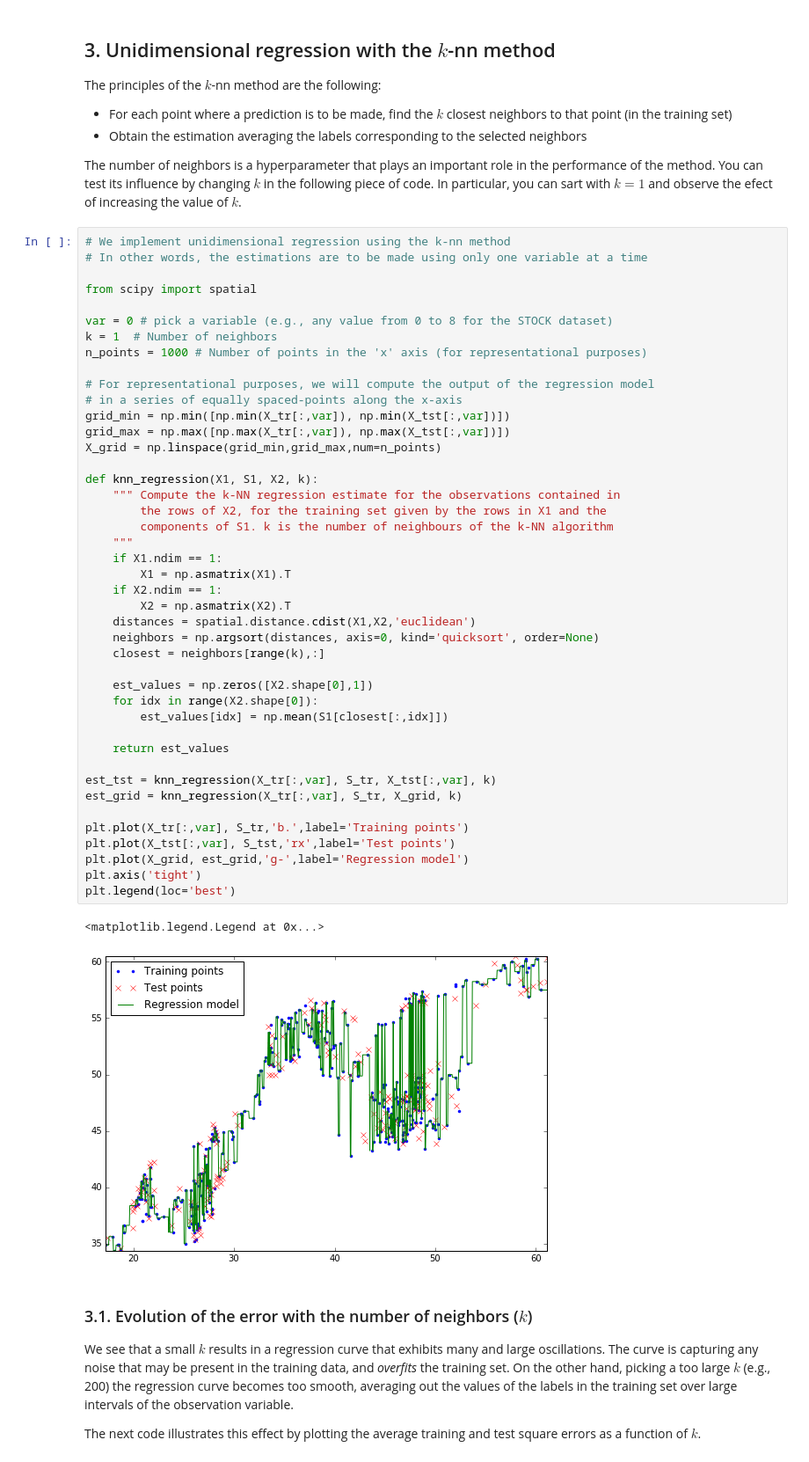
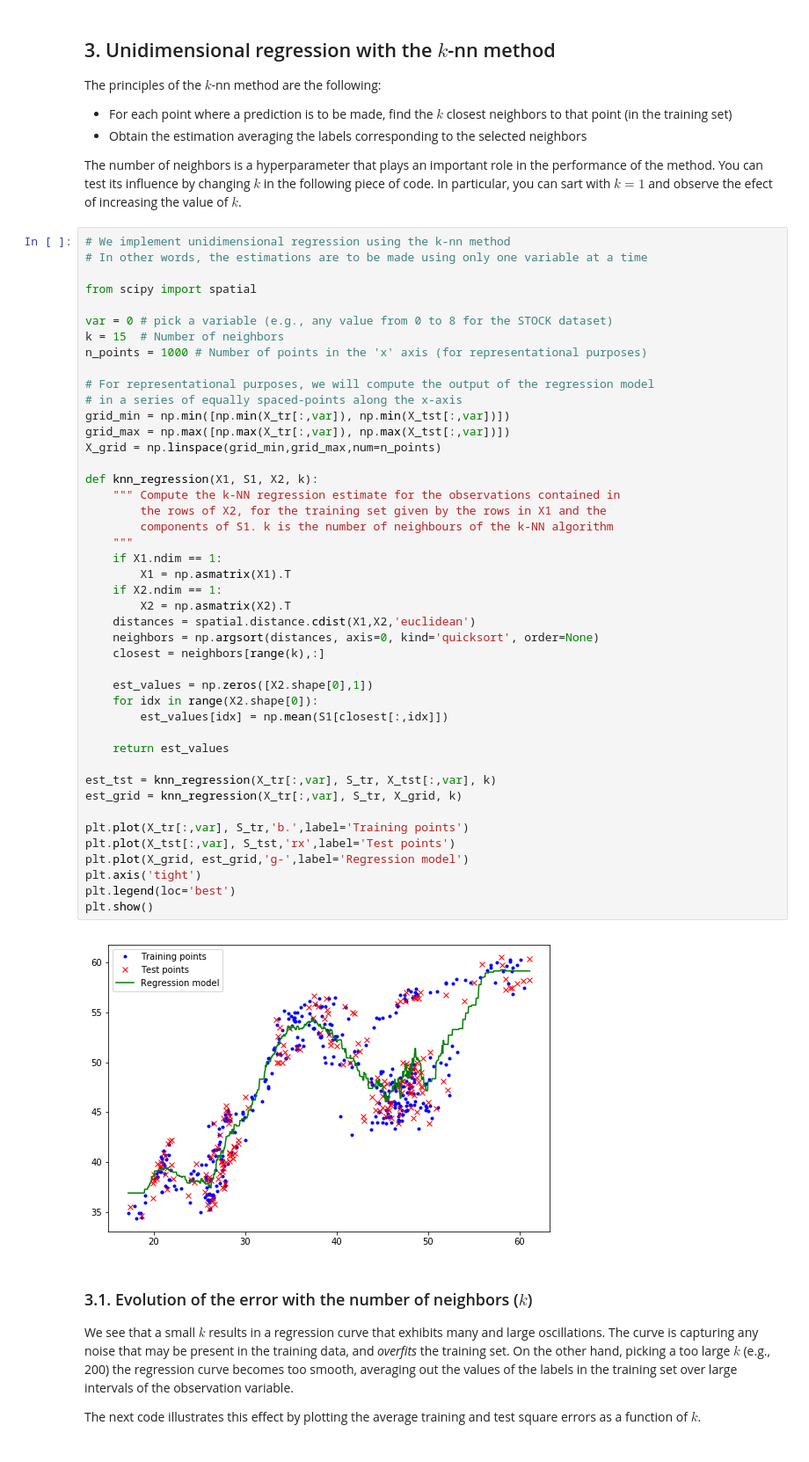
Before and after one commit to ML4DS/ML4all, a Jupyter notebook: R2.kNN_Regression/regression_knn.ipynb, the cells around one changed output. Shown at 88% size. Saved outputs shown, nothing was run; the diff lists cells and outputs as text.

```diff
--- a/R2.kNN_Regression/regression_knn.ipynb
+++ b/R2.kNN_Regression/regression_knn.ipynb
@@ -176,7 +177,7 @@ The number of neighbors is a hyperparameter that plays an important role in the
 from scipy import spatial
 
 var = 0 # pick a variable (e.g., any value from 0 to 8 for the STOCK dataset)
-k = 1  # Number of neighbors
+k = 15  # Number of neighbors
 n_points = 1000 # Number of points in the 'x' axis (for representational purposes)
 
 # For representational purposes, we will compute the output of the regression model
@@ -186,35 +187,35 @@ grid_max = np.max([np.max(X_tr[:,var]), np.max(X_tst[:,var])])
 X_grid = np.linspace(grid_min,grid_max,num=n_points)
 
 def knn_regression(X1, S1, X2, k):
     """ Compute the k-NN regression estimate for the observations contained in
         the rows of X2, for the training set given by the rows in X1 and the
         components of S1. k is the number of neighbours of the k-NN algorithm
     """
     if X1.ndim == 1:
         X1 = np.asmatrix(X1).T
     if X2.ndim == 1:
         X2 = np.asmatrix(X2).T
     distances = spatial.distance.cdist(X1,X2,'euclidean')
     neighbors = np.argsort(distances, axis=0, kind='quicksort', order=None)
     closest = neighbors[range(k),:]
 
     est_values = np.zeros([X2.shape[0],1])
     for idx in range(X2.shape[0]):
         est_values[idx] = np.mean(S1[closest[:,idx]])
 
     return est_values
 
 est_tst = knn_regression(X_tr[:,var], S_tr, X_tst[:,var], k)
 est_grid = knn_regression(X_tr[:,var], S_tr, X_grid, k)
 
 plt.plot(X_tr[:,var], S_tr,'b.',label='Training points')
 plt.plot(X_tst[:,var], S_tst,'rx',label='Test points')
 plt.plot(X_grid, est_grid,'g-',label='Regression model')
 plt.axis('tight')
 plt.legend(loc='best')
+plt.show()
 # %% [output]
-<matplotlib.legend.Legend at 0x...>
-[figure, old version]
+[figure, new version]
 # %% [markdown]
 ### 3.1. Evolution of the error with the number of neighbors ($k$)
 
```
Also changed, not shown: parts of 13 cells of this notebook, 7 other files.
